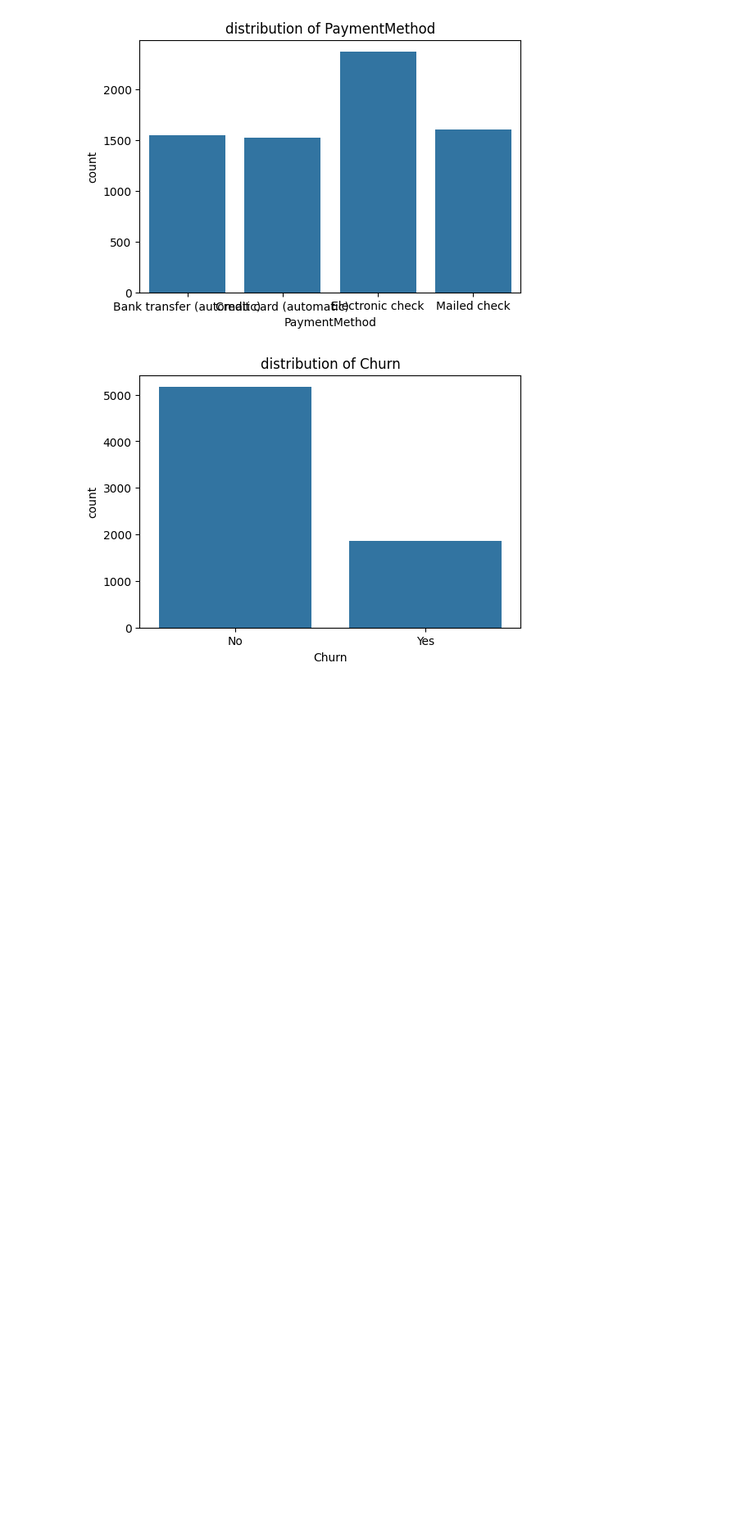
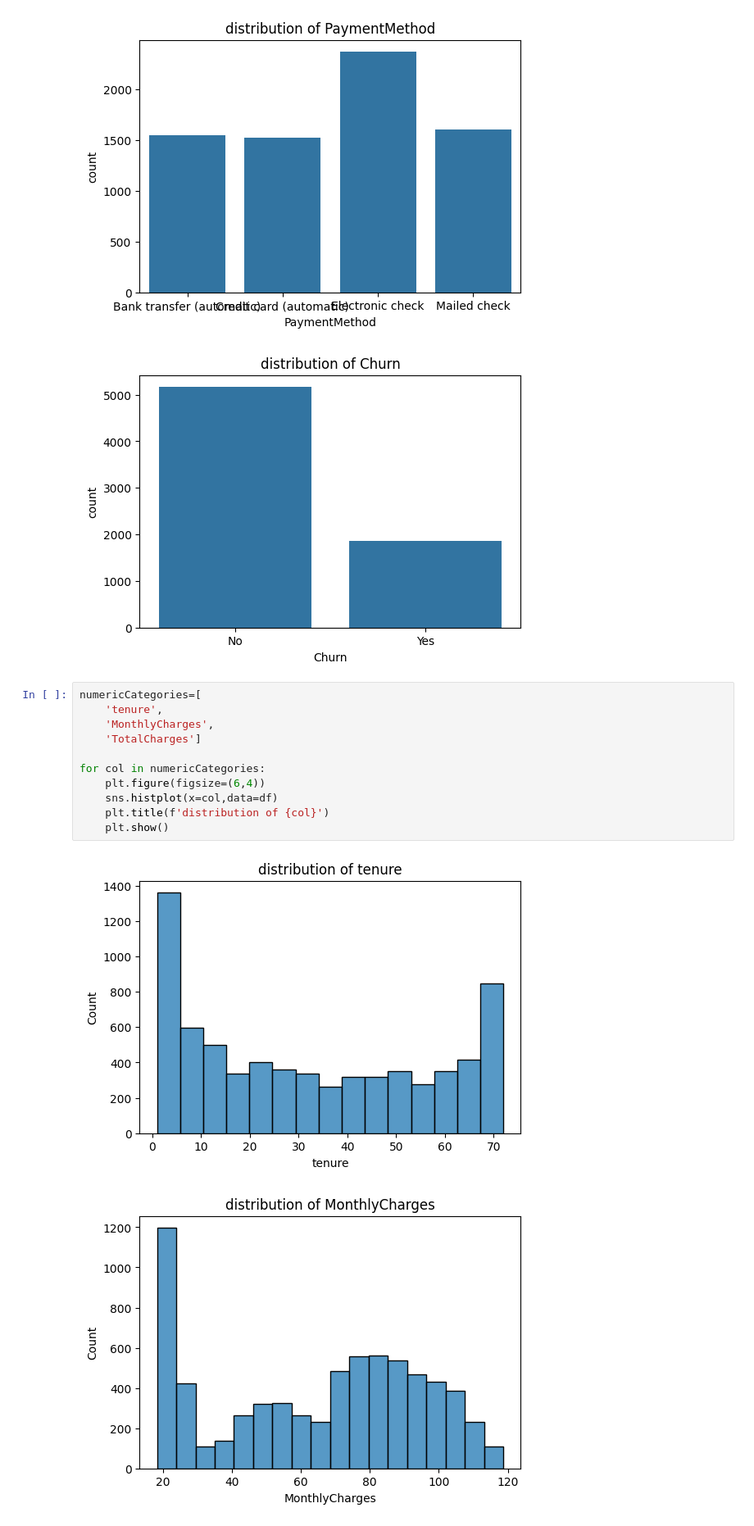
Before and after one commit to RyanTanJS/customer-churn-prediction, a Jupyter notebook: notebooks/EDA_v1.ipynb, the cells around one changed output. Shown at 82% size. Drawn from its saved outputs; the diff is of its cells as text; blank space fills up the shorter version.

```diff
--- a/notebooks/EDA.ipynb
+++ b/notebooks/EDA_v1.ipynb
@@ -81,3 +80,17 @@ for col in categories:
 [figure]
 [figure]
 [figure]
+# %%
+numericCategories=[
+    'tenure',
+    'MonthlyCharges',
+    'TotalCharges']
+
+for col in numericCategories:
+    plt.figure(figsize=(6,4))
+    sns.histplot(x=col,data=df)
+    plt.title(f'distribution of {col}')
+    plt.show()
+# %% [output]
+[figure, added]
+[figure, added]
```
Also changed, not shown: parts of 10 cells of this notebook, 2 other files.
